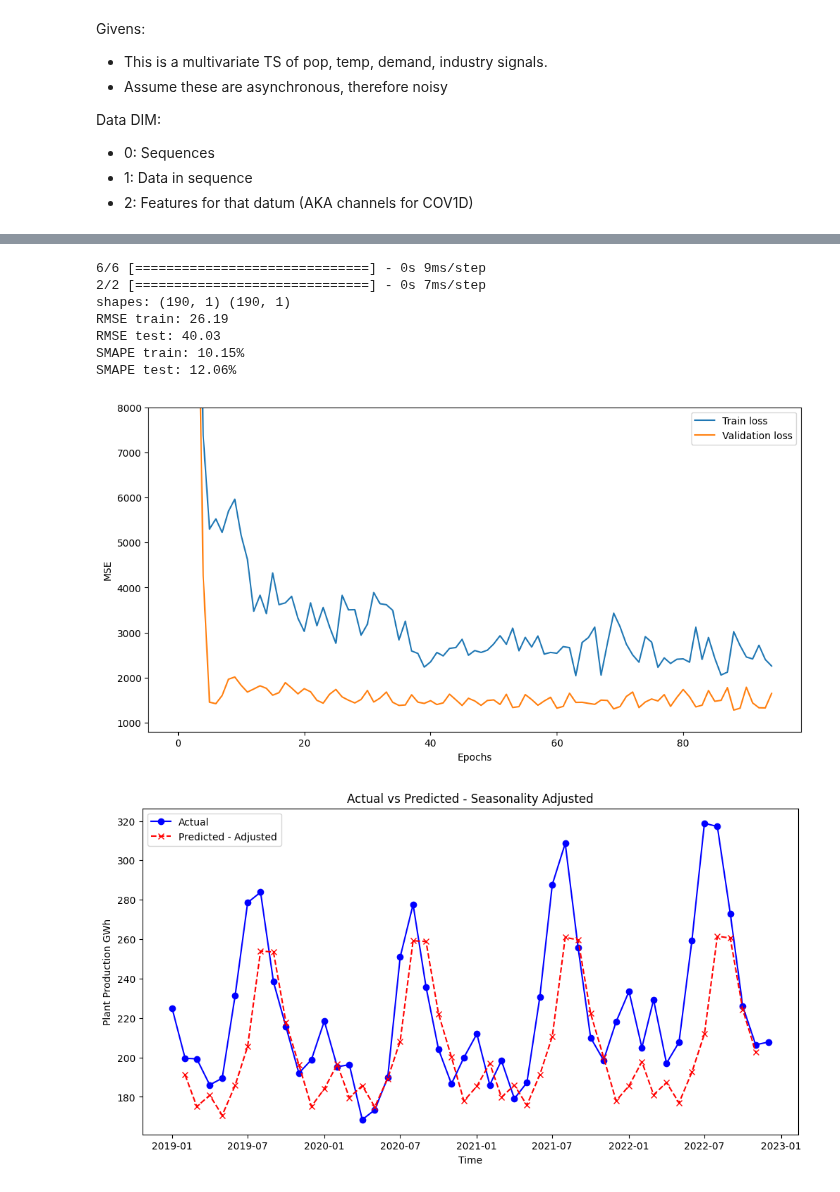
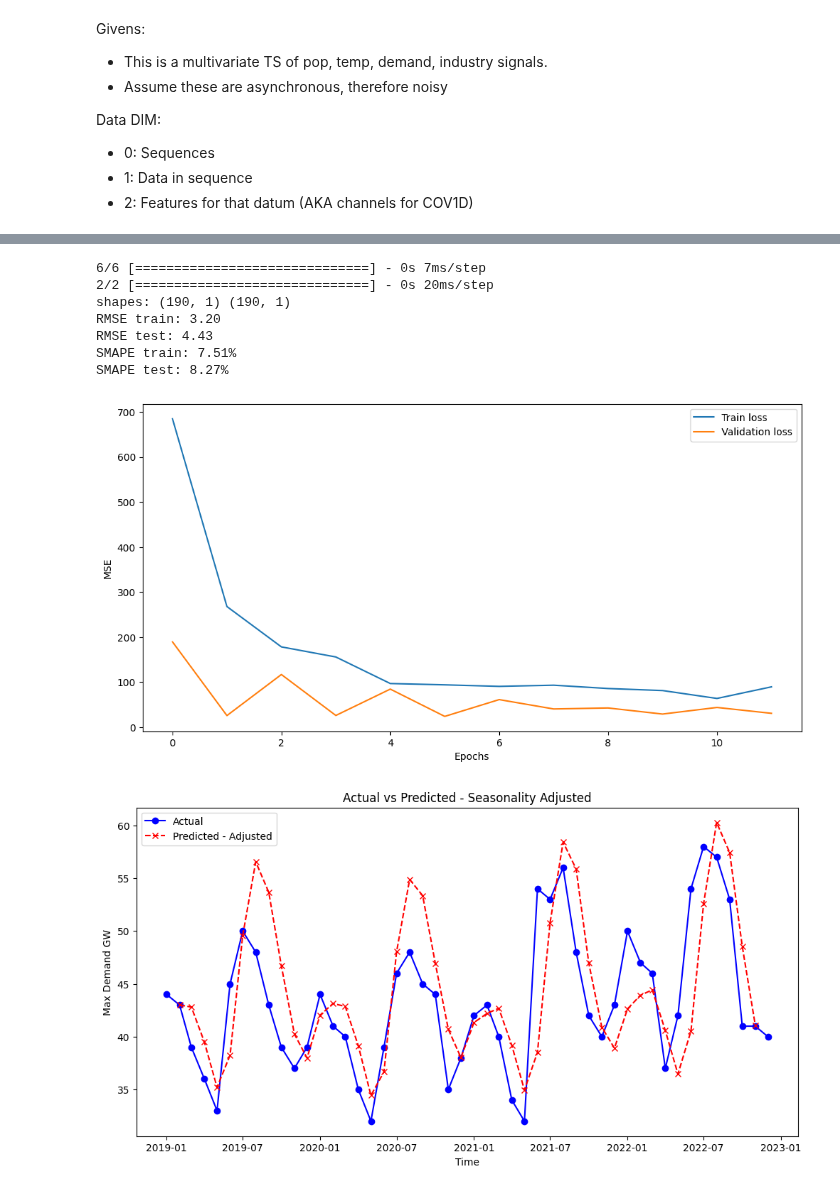
Before and after one commit to ATECO-malta/applied_ml_assignment, a Jupyter notebook: nn_model.ipynb, the cells around one changed output, grey strips where cells are left out. Saved outputs shown, nothing was run; the diff lists cells and outputs as text; code cells hidden in the pictures.

```diff
--- a/nn_model.ipynb
+++ b/nn_model.ipynb
@@ -64,8 +64,9 @@ FEATURES = [
     "tmax",
     "GDP_bln",
     "Plant_Production_GWh",
+    "emissions_c02_GG",
 ]
-TARGET =
+TARGET = "Max_Demand_GW"
 INDEX = "Date"
 TIME_WINDOW = 1
 LAGS = 1
@@ -354,31 +386,17 @@ _________________________________________________________________
 y_pred = model.predict(X_series)
 yt_pred = model.predict(Xt_series)
 
-y_pred_adjusted = np.copy(y_pred)
-for i in range(len(y_pred_adjusted)):
-    month = (i if i < 12 else i % 12) + 1
-    y_pred_adjusted[i] *= df_adjustment[df_adjustment["Month"] == month][
-        "Seasonal"
-    ].values[0]
-yt_pred_adjusted = np.copy(yt_pred)
-for i in range(len(yt_pred_adjusted)):
-    month = (i if i < 12 else i % 12) + 1
-    yt_pred_adjusted[i] *= df_adjustment[df_adjustment["Month"] == month][
-        "Seasonal"
-    ].values[0]
-
 print(f"shapes: {y_pred.shape} {y_pred.shape}")
 print(
-    f"RMSE train: {mean_squared_error(train_df[TARGET].iloc[LAGS:-LAGS], y_pred, squared=False):0.02f}"
+    f"RMSE train: {mean_squared_error(train_df_scaled[TARGET].iloc[LAGS:-LAGS], y_pred, squared=False):0.02f}"
 )
 print(
-    f"RMSE test: {mean_squared_error(test_df[TARGET].iloc[LAGS:-LAGS], yt_pred, squared=False):0.02f}"
+    f"RMSE test: {mean_squared_error(test_df_scaled[TARGET].iloc[LAGS:-LAGS], yt_pred, squared=False):0.02f}"
 )
-print(f"SMAPE train: {smape(train_df[TARGET].iloc[LAGS:-LAGS], y_pred):0.02f}%")
-print(f"SMAPE test: {smape(test_df[TARGET].iloc[LAGS:-LAGS], yt_pred):0.02f}%")
+print(f"SMAPE train: {smape(train_df_scaled[TARGET].iloc[LAGS:-LAGS], y_pred):0.02f}%")
+print(f"SMAPE test: {smape(test_df_scaled[TARGET].iloc[LAGS:-LAGS], yt_pred):0.02f}%")
 
 plt.figure(figsize=(12, 6))
-plt.ylim(bottom=800, top=8000)
 plt.plot(history.history["loss"], label="Train loss")
 plt.plot(history.history["val_loss"], label="Validation loss")
 plt.xlabel("Epochs")
@@ -386,30 +404,43 @@ plt.ylabel("MSE")
 plt.legend()
 plt.show()  # VGG16
 # %% [output]
-6/6 [==============================] - 0s 9ms/step
-2/2 [==============================] - 0s 7ms/step
+6/6 [==============================] - 0s 7ms/step
+2/2 [==============================] - 0s 20ms/step
 shapes: (190, 1) (190, 1)
-RMSE train: 26.19
-RMSE test: 40.03
-SMAPE train: 10.15%
-SMAPE test: 12.06%
+RMSE train: 3.20
+RMSE test: 4.43
+SMAPE train: 7.51%
+SMAPE test: 8.27%
-[figure, old version]
+[figure, new version]
 # %%
+y_pred_adjusted = np.copy(y_pred)
+yt_pred_adjusted = np.copy(yt_pred)
+
+def add_seasonal_weights(y):
+    for i in range(len(y)):
+        month = (i if i < 12 else i % 12) + 1
+        y[i] *= df_adjustment[df_adjustment["Month"] == month]["Seasonal"].values[0]
+    return y
+
+
+y_pred_adjusted = add_seasonal_weights(y_pred_adjusted)
+yt_pred_adjusted = add_seasonal_weights(yt_pred_adjusted)
+
 plt.figure(figsize=(12, 6))
-plt.plot(test_df[TARGET], label="Actual", color="blue", marker="o")
+plt.plot(test_df_scaled[TARGET], label="Actual", color="blue", marker="o")
 plt.plot(
-    test_df[TARGET].iloc[TIME_WINDOW:-1].index,
+    test_df_scaled[TARGET].iloc[TIME_WINDOW:-1].index,
     yt_pred_adjusted,
     label="Predicted - Adjusted",
     color="red",
     linestyle="dashed",
     marker="x",
 )
 
 plt.xlabel("Time")
-plt.ylabel("Plant Production GWh")
+plt.ylabel("Max Demand GW")
 plt.title("Actual vs Predicted - Seasonality Adjusted")
 plt.legend()
 plt.show()
 # %% [output]
-[figure, old version]
+[figure, new version]
```
Also changed, not shown: parts of 11 cells of this notebook.
